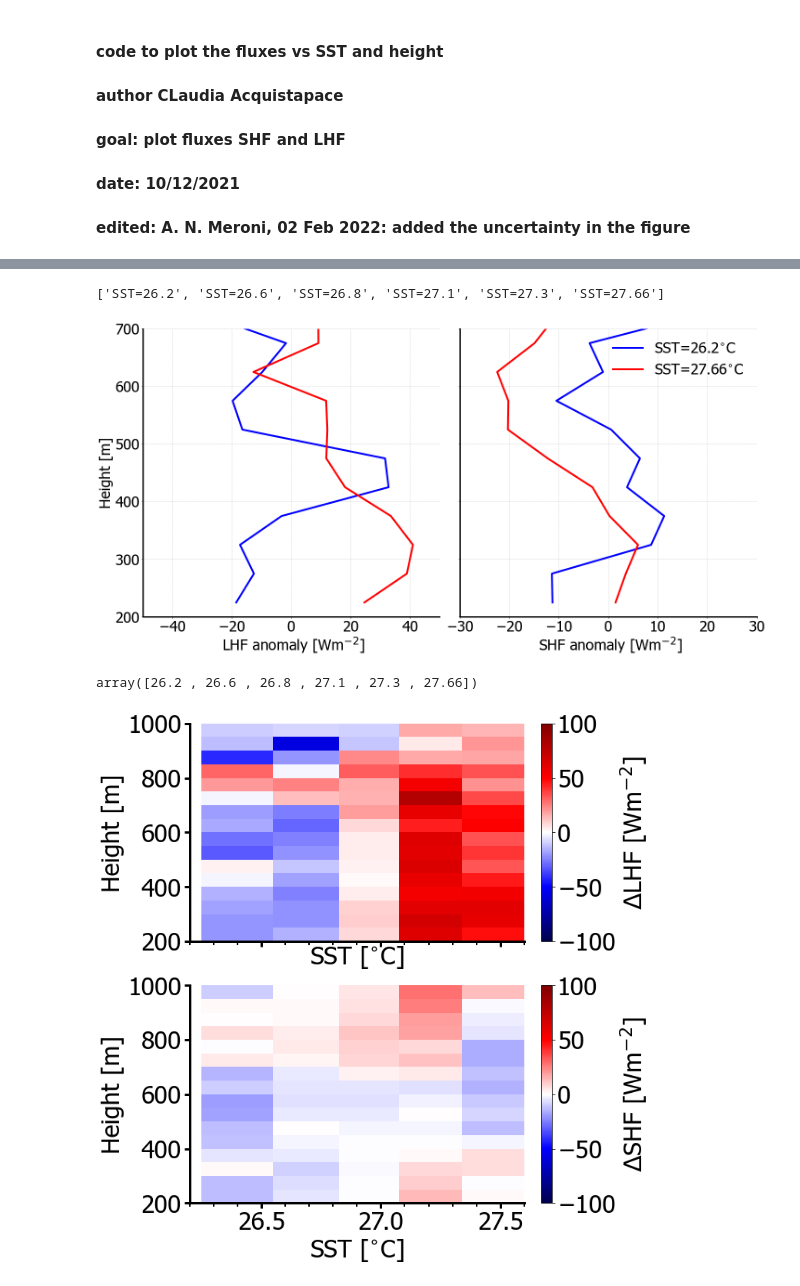
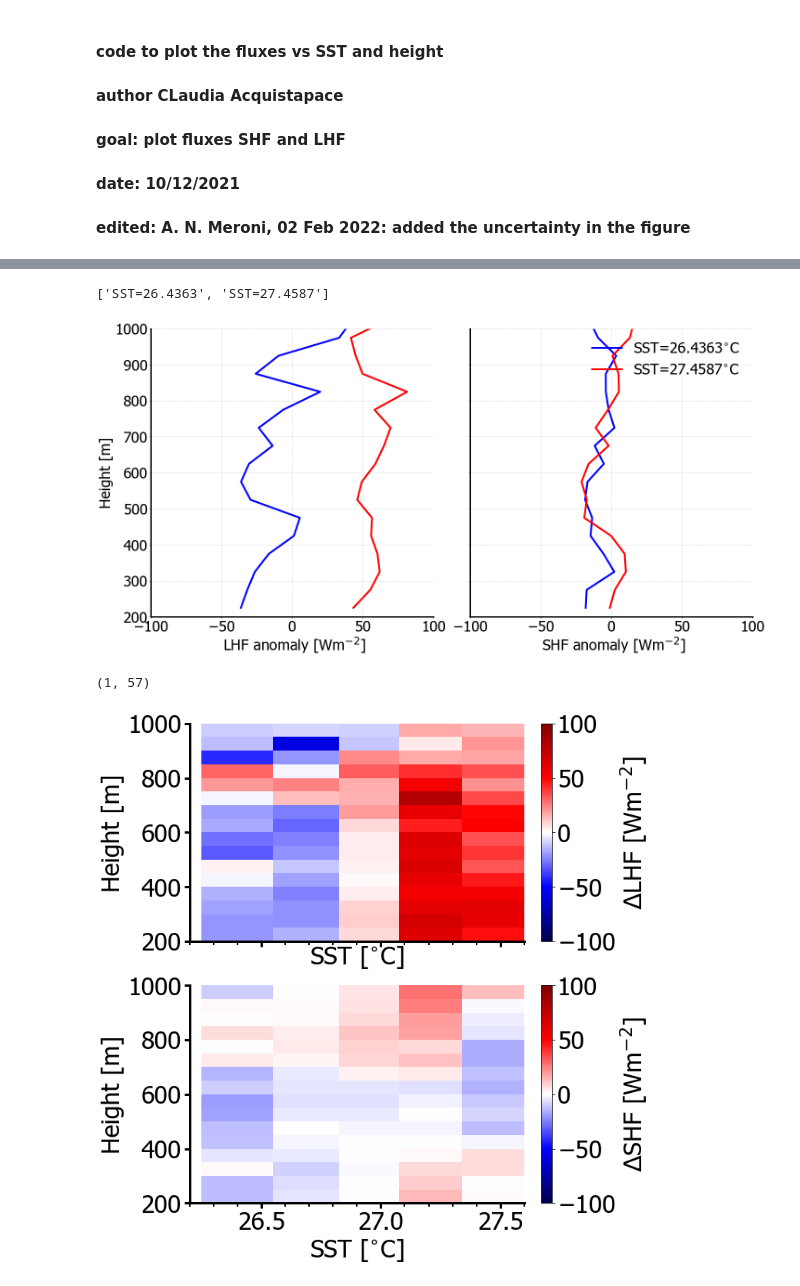
Before and after one commit to ClauClouds/SST-impact, a Jupyter notebook: plot_figure_fluxes_uncertainty.ipynb, the cells around one changed output, grey strips where cells are left out. Saved outputs shown, nothing was run; the diff lists cells and outputs as text; code cells hidden in the pictures.

Commit message:
def new function to calculate mean LHF/SHF on 10 and 90 percentile and plot them
Correction of the code after indicatiomn of AGo to check the profile values

```diff
--- a/plot_figure_fluxes_uncertainty.ipynb
+++ b/plot_figure_fluxes_uncertainty.ipynb
@@ -127,8 +128,27 @@ def f_rebin_vars_new_sst_bins(dataset, varname, sst_bins_new):
                                   coords = coords)
 
     return(var_dataset_new)
-sst_bins_new = np.asarray([26.2, 26.6, 26.8, 27.1, 27.3, 27.66])   # sst bins array of RS
-#sst_bins_new = np.asarray([26.4363, 27.4587])                   # SST 10th and 90th percentile
-LHF_new_data = f_rebin_vars_new_sst_bins(data, 'LHF', new_sst_arr)
-SHF_new_data = f_rebin_vars_new_sst_bins(data, 'SHF', new_sst_arr)
+#sst_bins_new = np.asarray([26.2, 26.6, 26.8, 27.1, 27.3, 27.66])   # sst bins array of RS
+sst_bins_new = np.asarray([26.4363, 27.4587])                   # SST 10th and 90th percentile
+LHF_new_data = f_rebin_vars_new_sst_bins(data, 'LHF', sst_bins_new)
+SHF_new_data = f_rebin_vars_new_sst_bins(data, 'SHF', sst_bins_new)
+
+
+def f_calc_profile_percentiles(data, perc_low, perc_sup):
+
+
+    # selecting data below lowest percentile
+    arthus_low = data.sel(sst=slice(np.nanmin(data.sst.values), perc_low))
+
+    # selecting data above the highest percentile
+    arthus_sup = data.sel(sst=slice(perc_sup, np.nanmax(data.sst.values)))
+
+    mean_low = arthus_low.mean(dim='sst', skipna=True)
+    mean_sup = arthus_sup.mean(dim='sst', skipna=True)
+    std_low = arthus_low.std(dim='sst', skipna=True)
+    std_sup = arthus_low.std(dim='sst', skipna=True)
+
+    return(mean_low, std_low, mean_sup, std_sup)
+
+mean_low, std_low, mean_sup, std_sup = f_calc_profile_percentiles(data, sst_bins_new[0], sst_bins_new[1])
 # %% [output]
@@ -258,47 +219,50 @@ font = font_manager.FontProperties(family='Tahoma',
 
 
 #ax = fig.add_subplot(gs[0, 0])
 
-axs[0].plot(LHF_new_data.LHF.values[0,:], LHF_new_data.height.values, color=colors_binned_sst[0], label=labels[0]+'$^{\circ}$C', linewidth=4, rasterized=True)
-axs[0].plot(LHF_new_data.LHF.values[-1,:], LHF_new_data.height.values, color=colors_binned_sst[-1], label=labels[-1]+'$^{\circ}$C', linewidth=4, rasterized=True)
+axs[0].plot(mean_low.LHF.values, mean_low.height.values, color=colors_binned_sst[0], label=labels[0]+'$^{\circ}$C', linewidth=4, rasterized=True)
+axs[0].plot(mean_sup.LHF.values, mean_low.height.values, color=colors_binned_sst[-1], label=labels[-1]+'$^{\circ}$C', linewidth=4, rasterized=True)
 
 #axs[0].legend(frameon=False, fontsize=fontSizeX, loc='upper left')
 axs[0].set_xlabel(" LHF anomaly [Wm$^{-2}$]", fontsize=fontSizeX)
 axs[0].set_ylabel("Height [m]", fontsize=fontSizeY)
-axs[0].set_xlim(-50.,50.)
-axs[0].set_ylim(200.,700.)
+axs[0].set_xlim(-100.,100.)
+axs[0].set_ylim(200.,1000.)
 axs[0].grid(linestyle='--', color='grey', alpha=0.4)
 
 axs[0].spines["top"].set_visible(False)
 axs[0].spines["right"].set_visible(False)
 axs[0].spines["bottom"].set_linewidth(3)
 axs[0].spines["left"].set_linewidth(3)
 
+axs[1].plot(mean_low.SHF.values, mean_low.height.values, color=colors_binned_sst[0], label=labels[0]+'$^{\circ}$C', linewidth=4, rasterized=True)
+axs[1].plot(mean_sup.SHF.values, mean_sup.height.values, color=colors_binned_sst[-1], label=labels[-1]+'$^{\circ}$C', linewidth=4, rasterized=True)
 
-axs[1].plot(SHF_new_data.SHF.values[0,:], SHF_new_data.height.values, color=colors_binned_sst[0], label=labels[0]+'$^{\circ}$C', linewidth=4, rasterized=True)
-axs[1].plot(SHF_new_data.SHF.values[-1,:], SHF_new_data.height.values, color=colors_binned_sst[-1], label=labels[-1]+'$^{\circ}$C', linewidth=4, rasterized=True)
+#axs[1].plot(SHF_new_data.SHF.values[0,:], SHF_new_data.height.values, color=colors_binned_sst[0], label=labels[0]+'$^{\circ}$C', linewidth=4, rasterized=True)
+#axs[1].plot(SHF_new_data.SHF.values[-1,:], SHF_new_data.height.values, color=colors_binned_sst[-1], label=labels[-1]+'$^{\circ}$C', linewidth=4, rasterized=True)
 axs[1].grid(linestyle='--', color='grey', alpha=0.4)
 axs[1].legend(frameon=False, fontsize=fontSizeX, loc='upper right')
 axs[1].set_xlabel(" SHF anomaly [Wm$^{-2}$]", fontsize=fontSizeX)
 #axs[1].set_ylabel("Height [m]", fontsize=fontSizeY)
-axs[1].set_xlim(-30.,30.)
-axs[1].set_ylim(200.,700.)
+axs[1].set_xlim(-100.,100.)
+axs[1].set_ylim(200.,1000.)
 
 axs[1].spines["top"].set_visible(False)
 axs[1].spines["right"].set_visible(False)
 axs[1].spines["bottom"].set_linewidth(3)
 axs[1].spines["left"].set_linewidth(3)
 
 
 #axs.set_title('a) RS', fontsize=32, fontweight='black')
 fig.savefig(path_out_plots+'LHF_SHF_over_sst_percentiles_R1.png')
 # %% [output]
-['SST=26.2', 'SST=26.6', 'SST=26.8', 'SST=27.1', 'SST=27.3', 'SST=27.66']
+['SST=26.4363', 'SST=27.4587']
-[figure, old version]
+[figure, new version]
 # %%
 # calculate MLQ for each profile averaged over SST bins
+np.shape(SHF_new_data.SHF.values)
 # %% [output]
-array([26.2 , 26.6 , 26.8 , 27.1 , 27.3 , 27.66])
+(1, 57)
 # %%
 # plotting the masked functions
 dict_plot_settings = {
```
Also changed, not shown: parts of 3 cells of this notebook.
